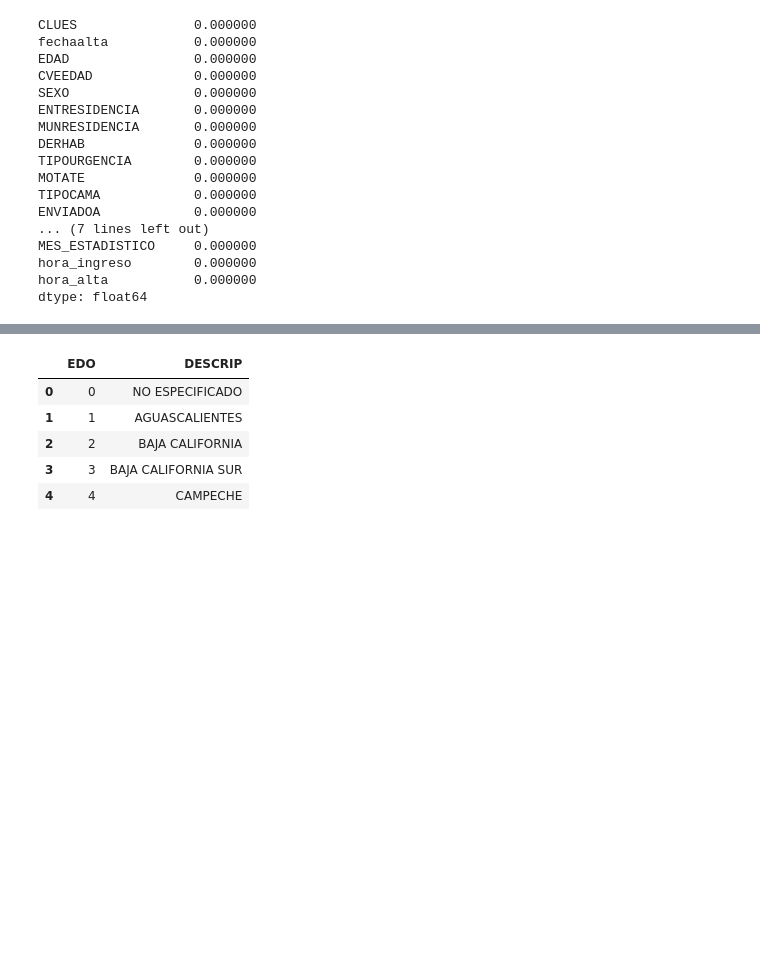
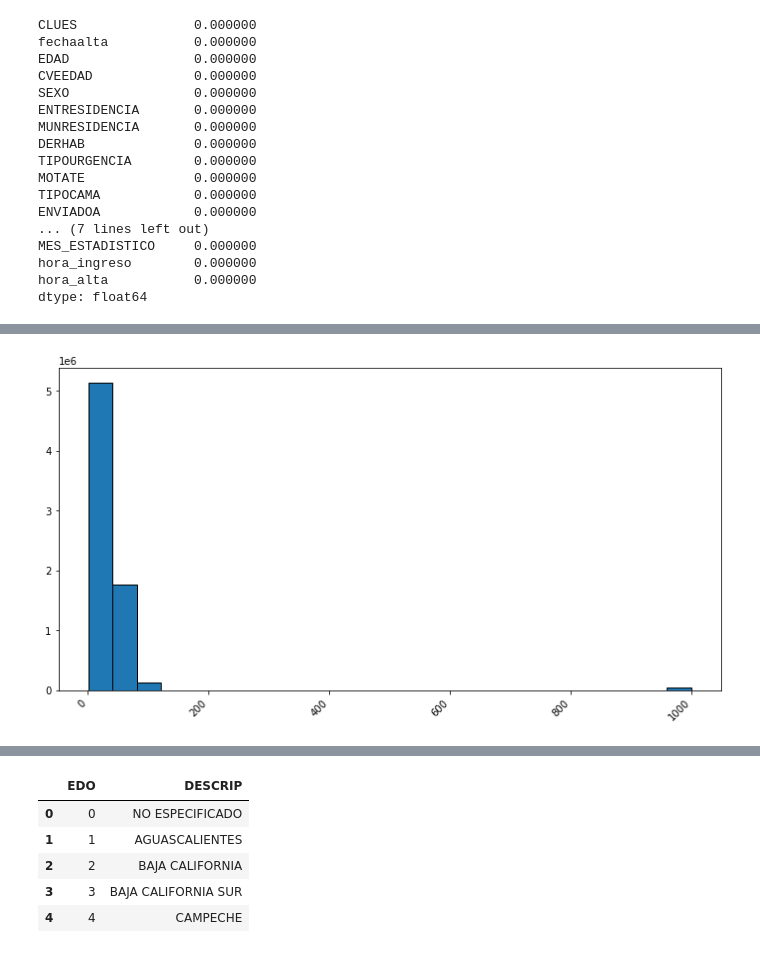
Before and after one commit to AlexioMe/BigData_ProyectoFinal, a Jupyter notebook: ProyectoFinal/ScriptFinal.ipynb, the cells around one changed output, grey strips where cells are left out. Drawn from its saved outputs; the diff is of its cells as text; code cells hidden in the pictures; blank space fills up the shorter version.

```diff
--- a/ProyectoFinal/ScriptFinal.ipynb
+++ b/ProyectoFinal/ScriptFinal.ipynb
@@ -91,3 +94,16 @@ df.describe().style.background_gradient(cmap='RdYlBu')
+# %%
+#Histograma de edades post limpieza
+
+plt.figure(figsize=(12, 6))
+plt.hist(df['EDAD'], bins=25, edgecolor='black')
+
+
+#Rotamos etiquetas
+plt.xticks(rotation=45, ha="right")
+
+plt.show()
+# %% [output]
+[figure, added]
 # %%
 #Cargamos Data Set de Catalogo
 dfCat = read_csv('CAT_CIE_10_2021.csv')
```
Also changed, not shown: parts of 21 cells of this notebook.
